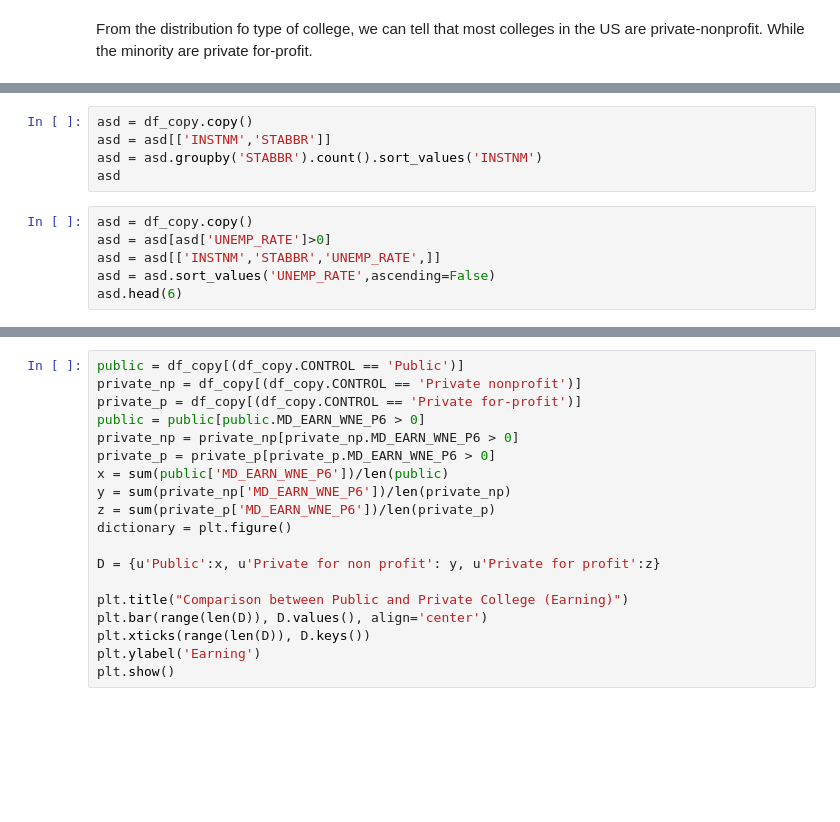
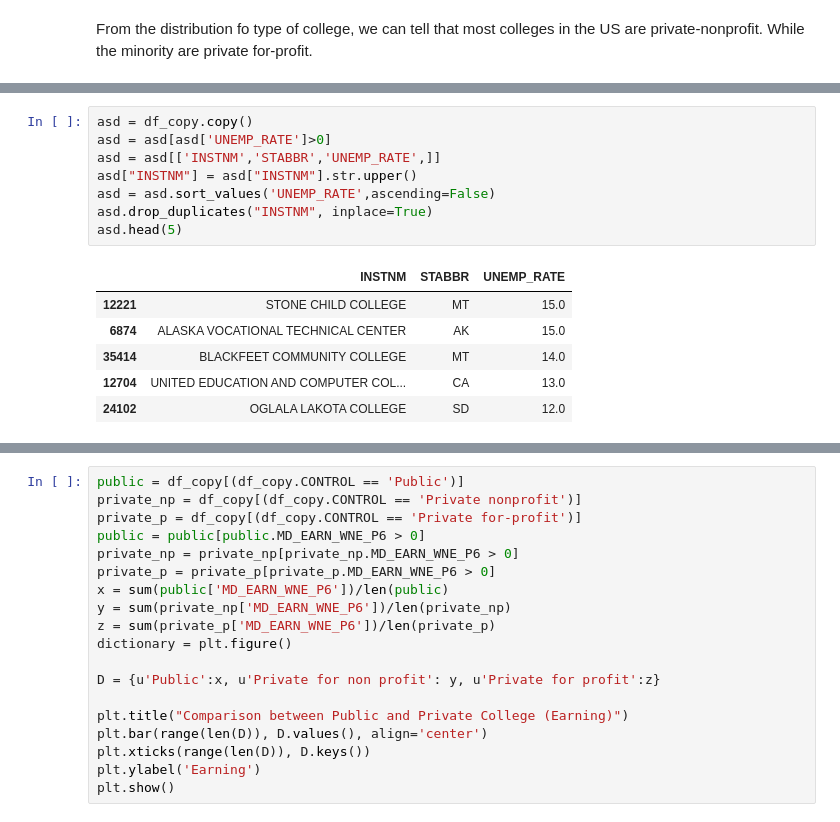
Before and after one commit to DarrylCheng/US-Dept-of-Education-College-Scorecard, a Jupyter notebook: US Dept of Education - College Scorecard.ipynb, the cells around one changed output, grey strips where cells are left out. Saved outputs shown, nothing was run; the diff lists cells and outputs as text; blank space fills up the shorter version.

```diff
--- a/US Dept of Education - College Scorecard.ipynb
+++ b/US Dept of Education - College Scorecard.ipynb
@@ -259,14 +311,18 @@ inout.groupby('CONTROL').mean()
 # %%
 asd = df_copy.copy()
-asd = asd[['INSTNM','STABBR']]
-asd = asd.groupby('STABBR').count().sort_values('INSTNM')
-asd
+asd = asd[asd['UNEMP_RATE']>0]
+asd = asd[['INSTNM','STABBR','UNEMP_RATE',]]
+asd["INSTNM"] = asd["INSTNM"].str.upper()
+asd = asd.sort_values('UNEMP_RATE',ascending=False)
+asd.drop_duplicates("INSTNM", inplace=True)
+asd.head(5)
+# %% [output]
+|  | INSTNM | STABBR | UNEMP_RATE |
+| 12221 | STONE CHILD COLLEGE | MT | 15.0 |
+| 6874 | ALASKA VOCATIONAL TECHNICAL CENTER | AK | 15.0 |
+| 35414 | BLACKFEET COMMUNITY COLLEGE | MT | 14.0 |
+| 12704 | UNITED EDUCATION AND COMPUTER COL... | CA | 13.0 |
+| 24102 | OGLALA LAKOTA COLLEGE | SD | 12.0 |
-# %%
-asd = df_copy.copy()
-asd = asd[asd['UNEMP_RATE']>0]
-asd = asd[['INSTNM','STABBR','UNEMP_RATE',]]
-asd = asd.sort_values('UNEMP_RATE',ascending=False)
-asd.head(6)
 # %%
 Sat_6yEarn = df_copy[(df_copy.SAT_AVG > 0) & (df_copy.MD_EARN_WNE_P6 > 0) ]
 plt.scatter(Sat_6yEarn['SAT_AVG'], Sat_6yEarn['MD_EARN_WNE_P6'])
```
Also changed, not shown: parts of 36 cells of this notebook.
